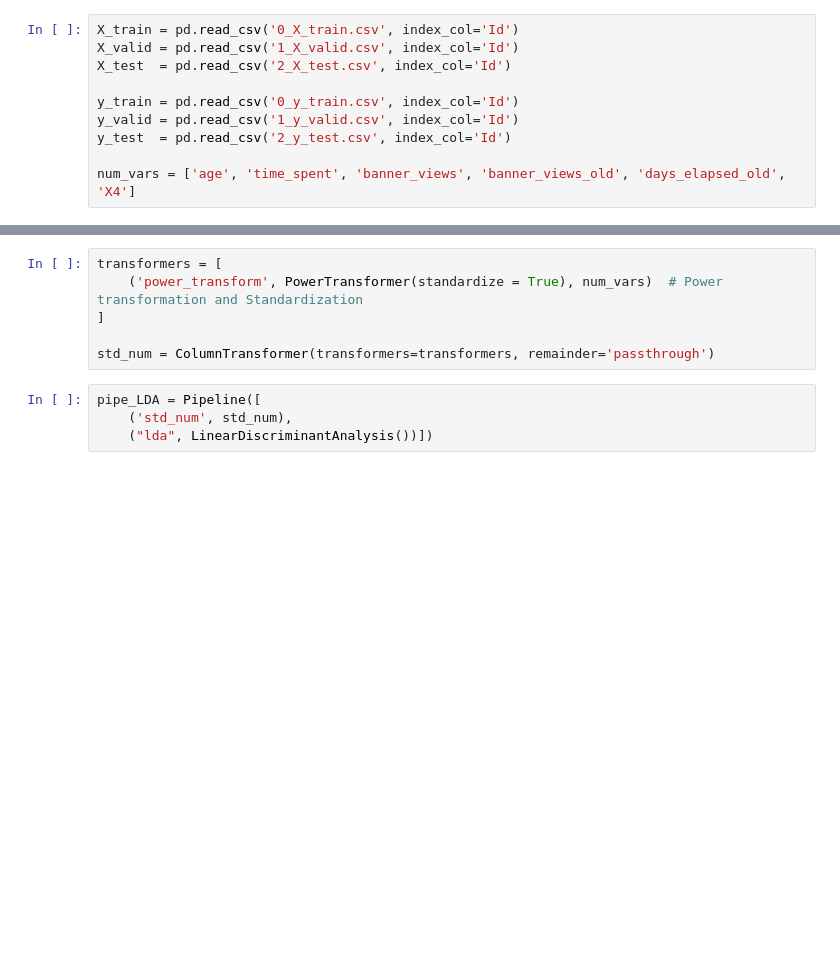
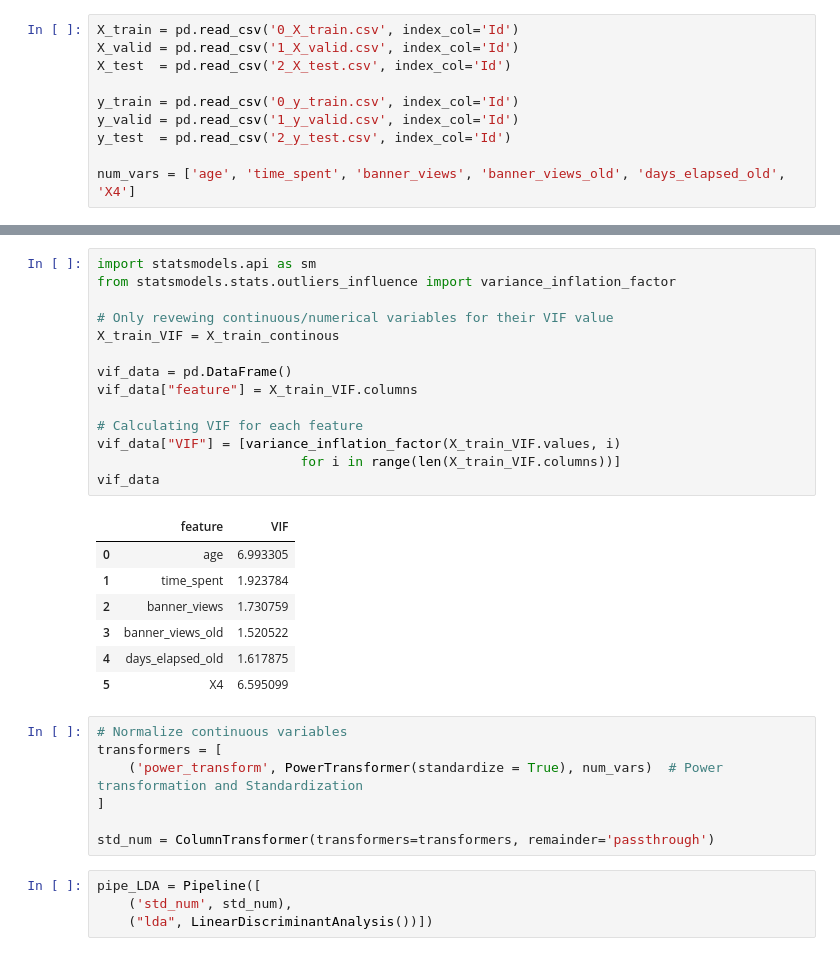
Before and after one commit to LuciaCam/ML_kaggle_competition, a Jupyter notebook: QDA_LDA.ipynb, the cells around one changed output, grey strips where cells are left out. Drawn from its saved outputs; the diff is of its cells as text; blank space fills up the shorter version.

```diff
--- a/QDA_LDA.ipynb
+++ b/QDA_LDA.ipynb
@@ -30,4 +56,27 @@ num_vars = ['age', 'time_spent', 'banner_views', 'banner_views_old', 'days_elaps
+# %%
+import statsmodels.api as sm
+from statsmodels.stats.outliers_influence import variance_inflation_factor
+
+# Only revewing continuous/numerical variables for their VIF value
+X_train_VIF = X_train_continous
+
+vif_data = pd.DataFrame()
+vif_data["feature"] = X_train_VIF.columns
+
+# Calculating VIF for each feature
+vif_data["VIF"] = [variance_inflation_factor(X_train_VIF.values, i)
+                          for i in range(len(X_train_VIF.columns))]
+vif_data
+# %% [output]
+|  | feature | VIF |
+| 0 | age | 6.993305 |
+| 1 | time_spent | 1.923784 |
+| 2 | banner_views | 1.730759 |
+| 3 | banner_views_old | 1.520522 |
+| 4 | days_elapsed_old | 1.617875 |
+| 5 | X4 | 6.595099 |
 # %%
+# Normalize continuous variables
 transformers = [
     ('power_transform', PowerTransformer(standardize = True), num_vars)  # Power transformation and Standardization
 ]
```
Also changed, not shown: parts of 24 cells of this notebook.
